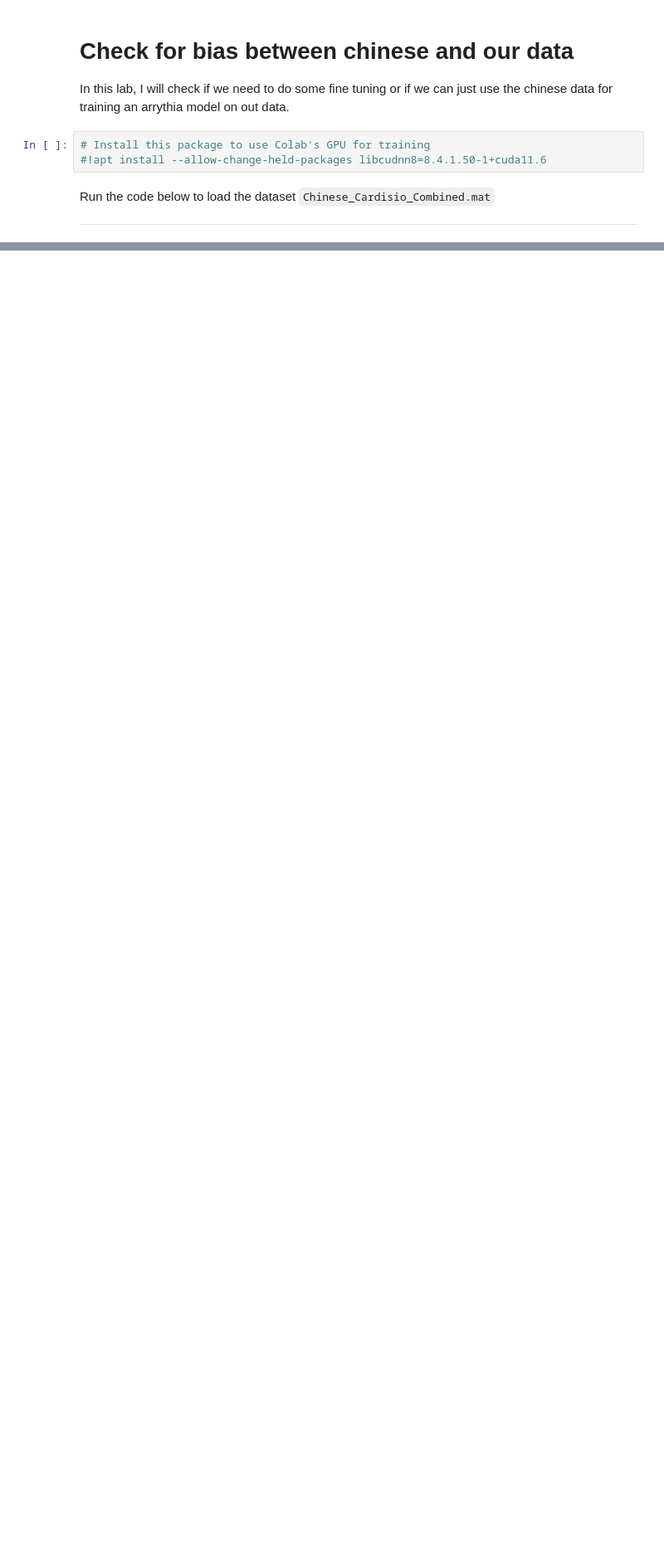
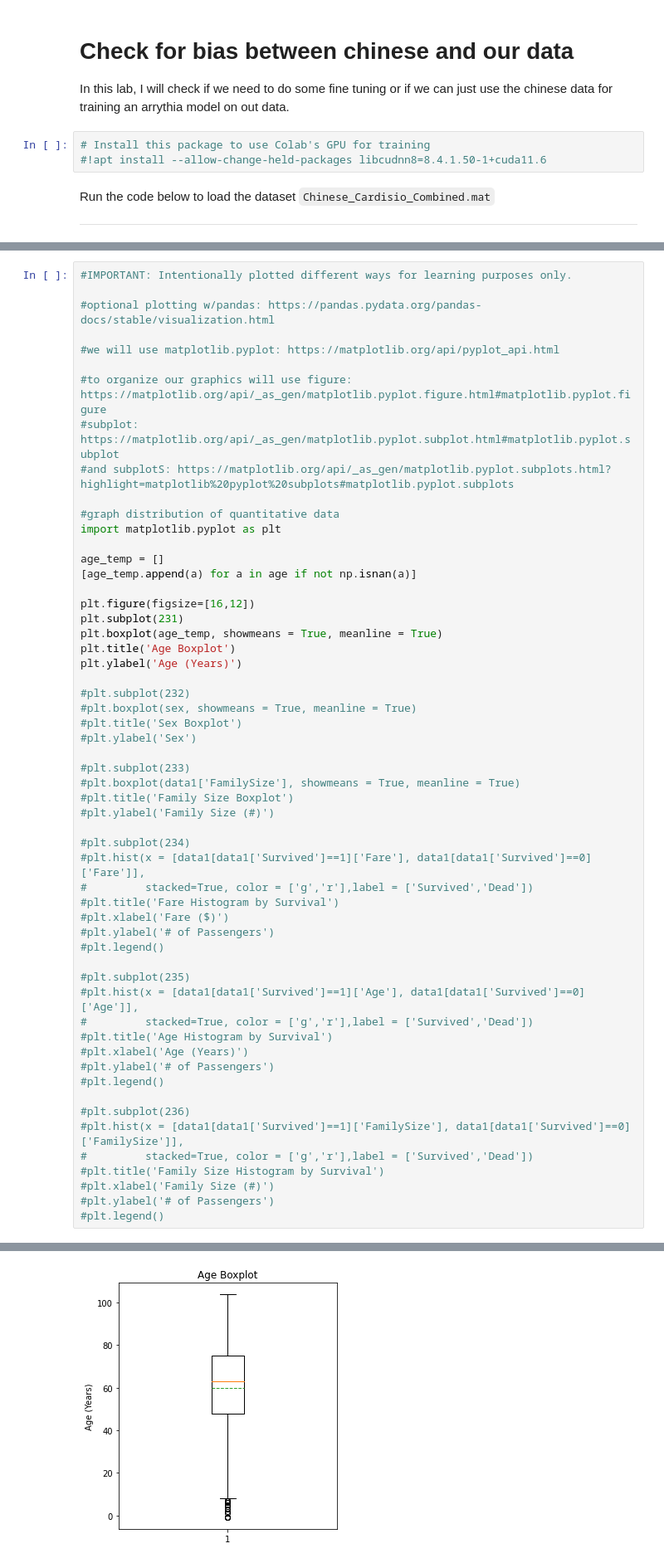
Before and after one commit to FVaisfeld/ml, a Jupyter notebook: data_comparison.ipynb, the cells around one changed output, grey strips where cells are left out. Shown at 83% size. Cells and saved outputs as stored; diff of their text form; blank space fills up the shorter version.

```diff
--- a/data_comparison.ipynb
+++ b/data_comparison.ipynb
@@ -48,0 +58,57 @@ zip_ref.close()
+# %%
+#IMPORTANT: Intentionally plotted different ways for learning purposes only.
+
+#optional plotting w/pandas: https://pandas.pydata.org/pandas-docs/stable/visualization.html
+
+#we will use matplotlib.pyplot: https://matplotlib.org/api/pyplot_api.html
+
+#to organize our graphics will use figure: https://matplotlib.org/api/_as_gen/matplotlib.pyplot.figure.html#matplotlib.pyplot.figure
+#subplot: https://matplotlib.org/api/_as_gen/matplotlib.pyplot.subplot.html#matplotlib.pyplot.subplot
+#and subplotS: https://matplotlib.org/api/_as_gen/matplotlib.pyplot.subplots.html?highlight=matplotlib%20pyplot%20subplots#matplotlib.pyplot.subplots
+
+#graph distribution of quantitative data
+import matplotlib.pyplot as plt
+
+age_temp = []
+[age_temp.append(a) for a in age if not np.isnan(a)]
+
+plt.figure(figsize=[16,12])
+plt.subplot(231)
+plt.boxplot(age_temp, showmeans = True, meanline = True)
+plt.title('Age Boxplot')
+plt.ylabel('Age (Years)')
+
+#plt.subplot(232)
+#plt.boxplot(sex, showmeans = True, meanline = True)
+#plt.title('Sex Boxplot')
+#plt.ylabel('Sex')
+
+#plt.subplot(233)
+#plt.boxplot(data1['FamilySize'], showmeans = True, meanline = True)
+#plt.title('Family Size Boxplot')
+#plt.ylabel('Family Size (#)')
+
+#plt.subplot(234)
+#plt.hist(x = [data1[data1['Survived']==1]['Fare'], data1[data1['Survived']==0]['Fare']],
+#         stacked=True, color = ['g','r'],label = ['Survived','Dead'])
+#plt.title('Fare Histogram by Survival')
+#plt.xlabel('Fare ($)')
+#plt.ylabel('# of Passengers')
+#plt.legend()
+
+#plt.subplot(235)
+#plt.hist(x = [data1[data1['Survived']==1]['Age'], data1[data1['Survived']==0]['Age']],
+#         stacked=True, color = ['g','r'],label = ['Survived','Dead'])
+#plt.title('Age Histogram by Survival')
+#plt.xlabel('Age (Years)')
+#plt.ylabel('# of Passengers')
+#plt.legend()
+
+#plt.subplot(236)
+#plt.hist(x = [data1[data1['Survived']==1]['FamilySize'], data1[data1['Survived']==0]['FamilySize']],
+#         stacked=True, color = ['g','r'],label = ['Survived','Dead'])
+#plt.title('Family Size Histogram by Survival')
+#plt.xlabel('Family Size (#)')
+#plt.ylabel('# of Passengers')
+#plt.legend()
+# %% [output]
@@ -48,0 +116 @@ zip_ref.close()
+[figure, added]
```
Also changed, not shown: parts of 5 cells of this notebook.
